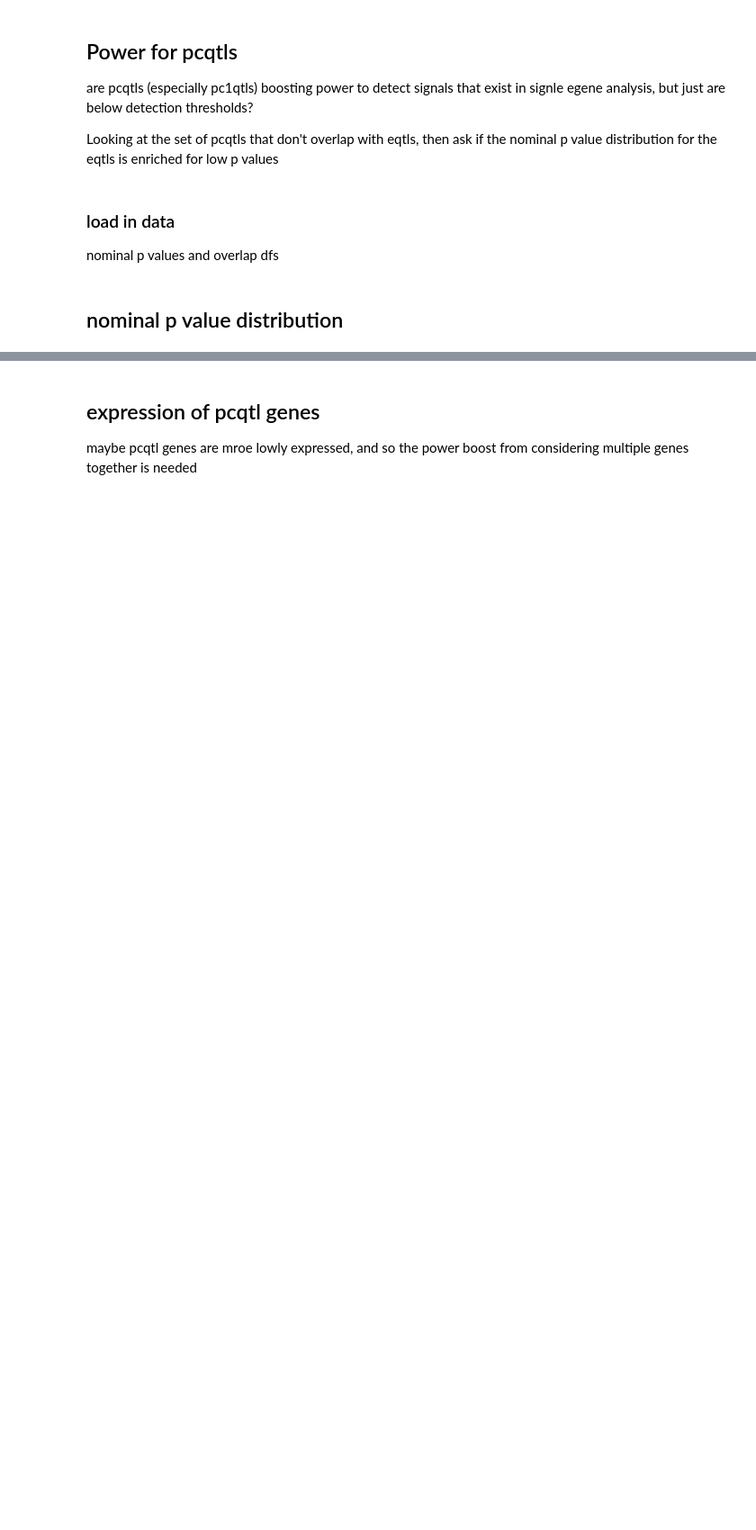
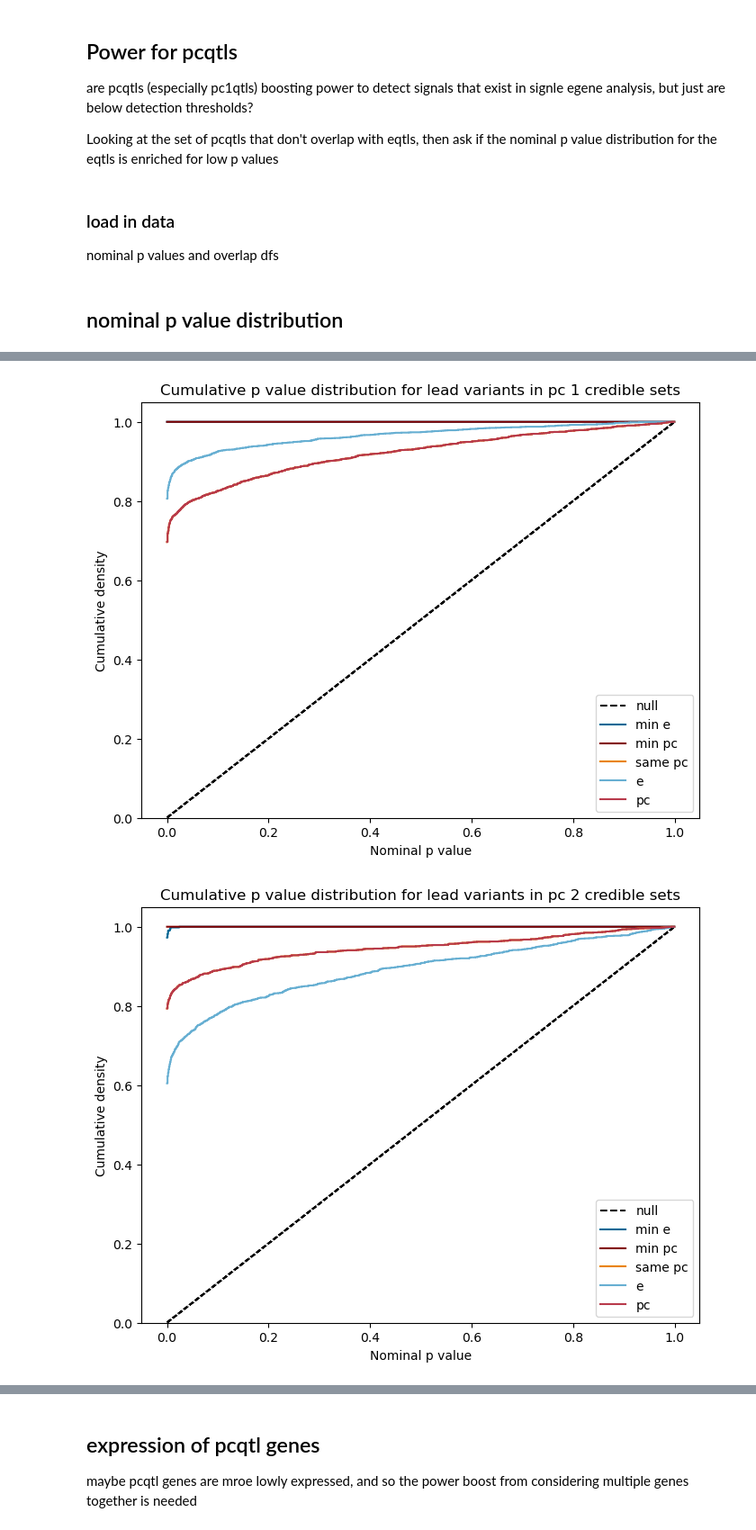
Before and after one commit to kal26/pcqtls, a Jupyter notebook: workflow/notebooks/pc_power.ipynb, the cells around one changed output, grey strips where cells are left out. Shown at 90% size. Drawn from its saved outputs; the diff is of its cells as text; code cells hidden in the pictures; blank space fills up the shorter version.

```diff
--- a/workflow/notebooks/pc_power.ipynb
+++ b/workflow/notebooks/pc_power.ipynb
@@ -58,7 +58,7 @@ def load_pc_nominal(path):
     #pc_nominal_df['cluster_size'] = pc_nominal_df['phenotype_id'].str.split('_').str.len() - 1
     return pc_nominal_df
 
-pc1_nominal_dfs=[]
+pc_nominal_dfs=[]
 for chr_id in tqdm(range(1,23)):
-    pc1_nominal_dfs.append(load_pc_nominal(f'{prefix}/{pcqtl_output_dir}/{tissue_id}/{tissue_id}.v8.pc_1.cis_qtl_pairs.chr{chr_id}.parquet'))
-pc1_nominal_df = pd.concat(pc1_nominal_dfs)
+    pc_nominal_dfs.append(load_pc_nominal(f'{prefix}/{pcqtl_output_dir}/{tissue_id}/{tissue_id}.v8.pcs.cis_qtl_pairs.chr{chr_id}.parquet'))
+pc_nominal_df = pd.concat(pc_nominal_dfs)
@@ -109,6 +141,6 @@ def plot_nominal_ps(exclusive_df, min_e_per_cluster=False):
 # %%
 
-ax = plot_nominal_ps(overlap_df[(overlap_df['num_e_overlap']==0)&(overlap_df['num_pc1_overlap']>0)])
-ax.set_title('Cumulative p value distribution for lead variants in credible sets unique to pc1')
+ax = plot_nominal_ps(overlap_df[(overlap_df['num_e_overlap']==0)&(overlap_df['orig_cs_dataset']=='pc_qtl')], min_pc_per_cluster=True, min_e_per_cluster=True)
+ax.set_title('Cumulative p value distribution for lead variants in credible sets unique to pcs')
 plt.show()
 # %% [output]
@@ -115,0 +148,10 @@ plt.show()
+# %%
+# specifc pc numbers
+
+for i in range(overlap_df['pc_num'].max()):
+    ax = plot_nominal_ps(overlap_df[(overlap_df['orig_cs_dataset']=='pc_qtl')&(overlap_df['pc_num']==i+1)],min_pc_per_cluster=True, min_e_per_cluster=True, same_pc_num=i+1)
+    ax.set_title(f'Cumulative p value distribution for lead variants in pc {i+1} credible sets')
+    plt.show()
+# %% [output]
+[figure, added]
+[figure, added]
```
Also changed, not shown: parts of 14 cells of this notebook, 6 other files.
